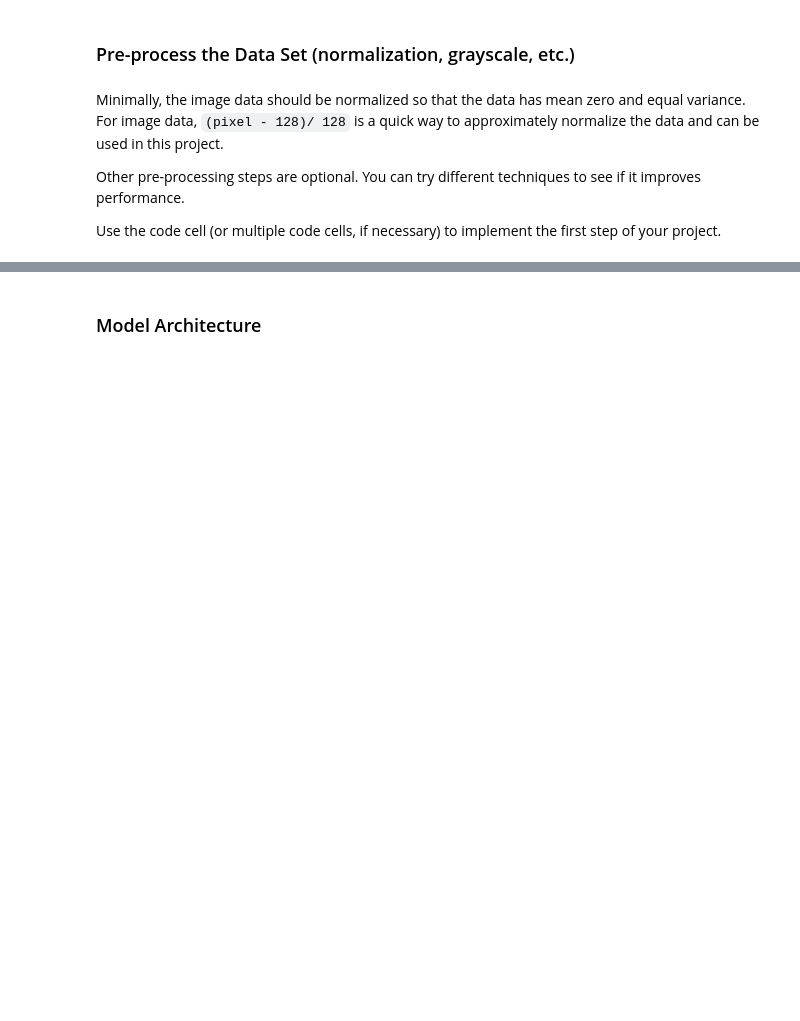
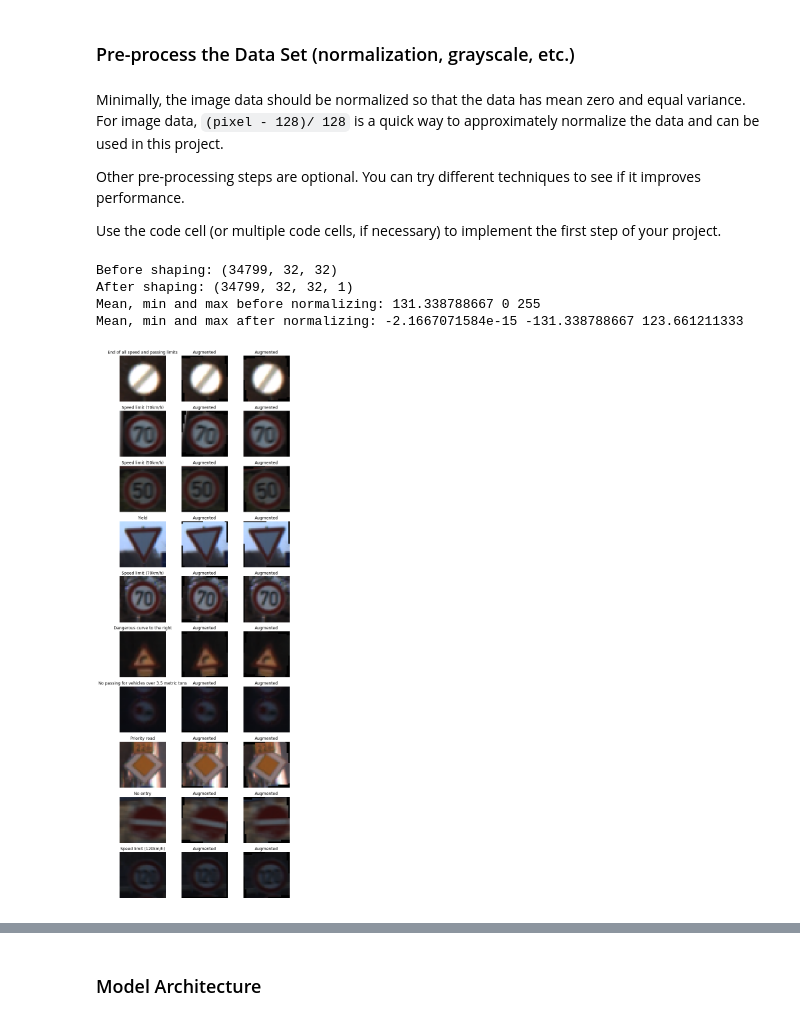
Before and after one commit to jayasim/CarND-Traffic-Sign-Classifier-Project, a Jupyter notebook: Traffic_Sign_Classifier.ipynb, the cells around one changed output, grey strips where cells are left out. Cells and saved outputs as stored; diff of their text form; code cells hidden in the pictures; blank space fills up the shorter version.

```diff
--- a/Traffic_Sign_Classifier.ipynb
+++ b/Traffic_Sign_Classifier.ipynb
@@ -124,0 +178,68 @@ Use the code cell (or multiple code cells, if necessary) to implement the first
+# %%
+### Preprocess the data here. It is required to normalize the data. Other preprocessing steps could include
+### converting to grayscale, etc.
+### Feel free to use as many code cells as needed.
+
+
+import cv2
+import numpy as np
+from numpy import newaxis
+
+# convert to B/W
+X_train_bw = numpy.array([cv2.cvtColor(image, cv2.COLOR_RGB2GRAY) for image in X_train])
+X_test_bw = numpy.array([cv2.cvtColor(image, cv2.COLOR_RGB2GRAY) for image in X_test])
+
+# apply histogram equalization
+X_train_hst_eq = numpy.array([cv2.equalizeHist(image) for image in X_train_bw])
+X_test_hst_eq = numpy.array([cv2.equalizeHist(image) for image in X_test_bw])
+
+# reshape for conv layer
+X_train_reshaped = X_train_hst_eq[..., newaxis]
+X_test_reshaped = X_test_hst_eq[..., newaxis]
+print('Before shaping:', X_train_hst_eq.shape)
+print('After shaping:', X_train_reshaped.shape)
+
+# normalize range
+X_train_normalized = X_train_reshaped - np.mean(X_train_reshaped)
+X_test_normalized = X_test_reshaped - np.mean(X_test_reshaped)
+print('Mean, min and max before normalizing:', np.mean(X_train_reshaped), np.min(X_train_reshaped), np.max(X_train_reshaped))
+print('Mean, min and max after normalizing:', np.mean(X_train_normalized), np.min(X_train_normalized), np.max(X_train_normalized))
+# %% [output]
+Before shaping: (34799, 32, 32)
+After shaping: (34799, 32, 32, 1)
+Mean, min and max before normalizing: 131.338788667 0 255
+Mean, min and max after normalizing: -2.1667071584e-15 -131.338788667 123.661211333
+# %%
+import scipy.ndimage
+
+def create_variant(image):
+    if (random.choice([True, False])):
+        image = scipy.ndimage.interpolation.shift(image, [random.randrange(-2, 2), random.randrange(-2, 2), 0])
+    else:
+        image = scipy.ndimage.interpolation.rotate(image, random.randrange(-10, 10), reshape=False)
+    return image
+# %%
+# show image of N random data points
+count = 10
+fig, axs = plt.subplots(count, 3, figsize=(count, count*3))
+fig.subplots_adjust(hspace = .2, wspace=.001)
+axs = axs.ravel()
+for i in range(0, count*3, 3):
+    index = random.randint(0, len(X_train))
+    image = X_train[index]
+
+    axs[i].axis('off')
+    axs[i].imshow(image)
+    axs[i].set_title(sign_names[y_train[index]])
+
+    aug1 = create_variant(image)
+    axs[i+1].axis('off')
+    axs[i+1].imshow(aug1)
+    axs[i+1].set_title("Augmented")
+
+    aug2 = create_variant(image)
+    axs[i+2].axis('off')
+    axs[i+2].imshow(aug2)
+    axs[i+2].set_title("Augmented")
+# %% [output]
+[figure, added]
```
Also changed, not shown: parts of 12 cells of this notebook.
